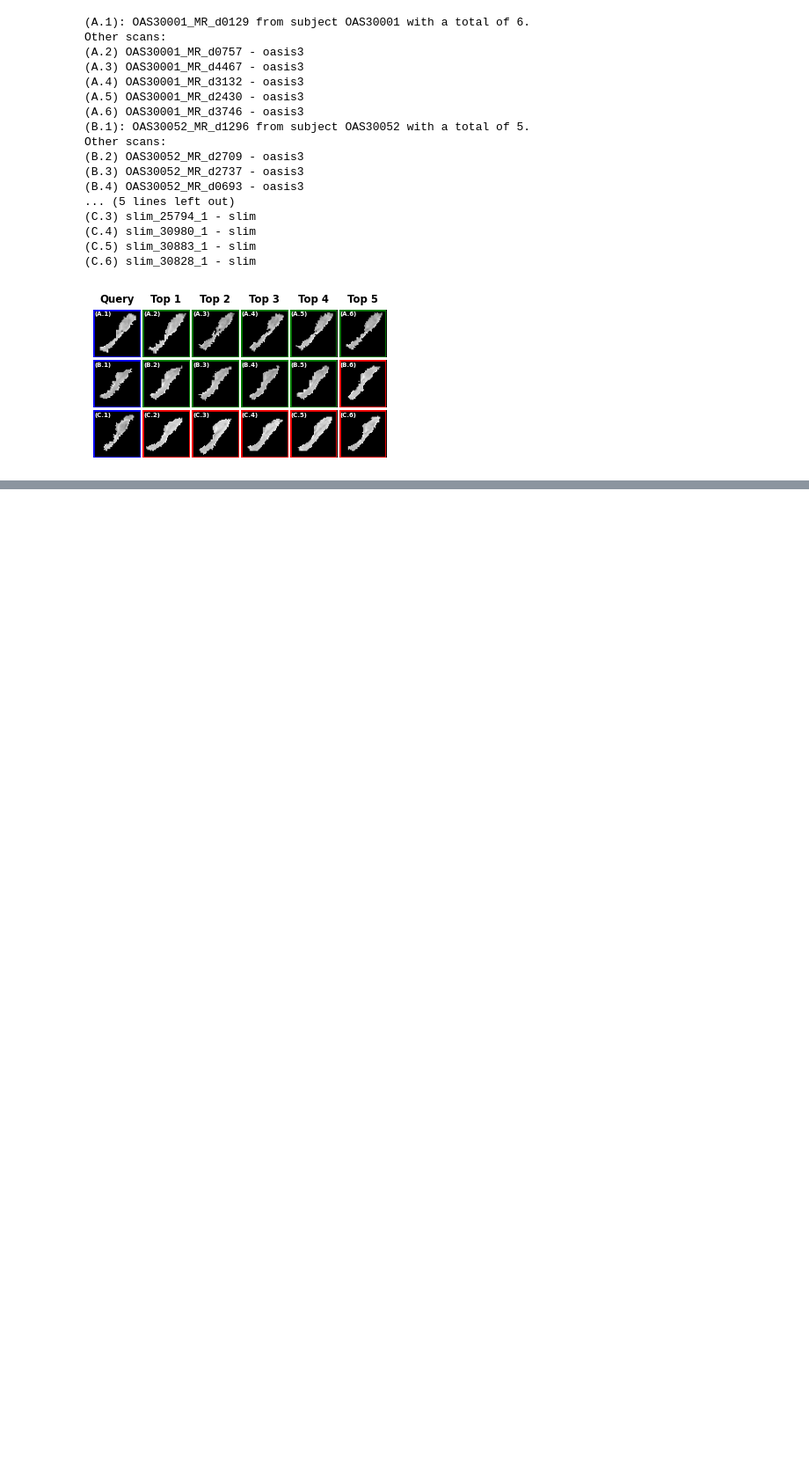
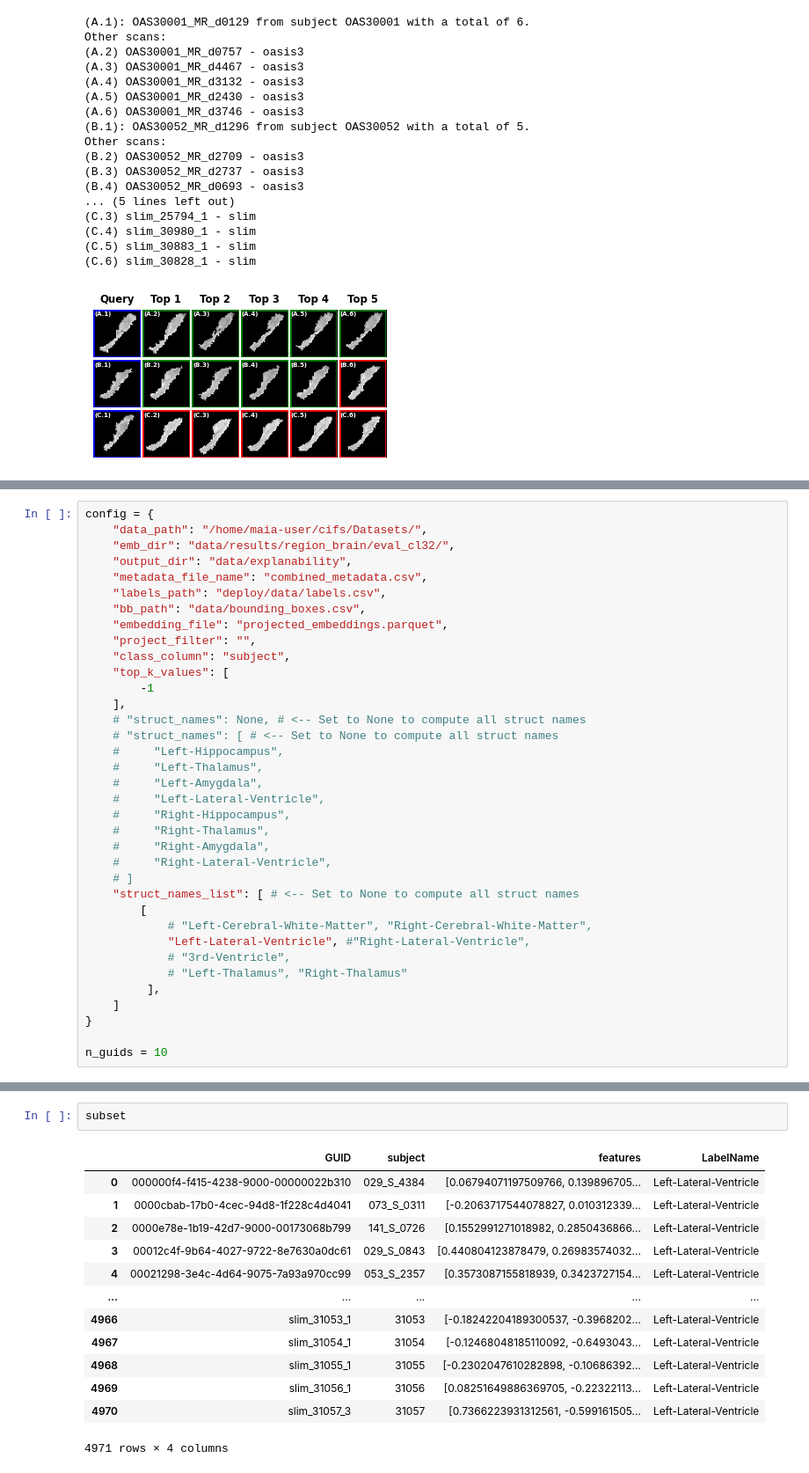
Before and after one commit to minnelab/NeuroCBIR, a Jupyter notebook: dev/notebooks/figures-maia-medium.ipynb, the cells around one changed output, grey strips where cells are left out. Shown at 88% size. Drawn from its saved outputs; the diff is of its cells as text; blank space fills up the shorter version.

```diff
--- a/dev/notebooks/figures-maia-medium.ipynb
+++ b/dev/notebooks/figures-maia-medium.ipynb
@@ -544,0 +611,36 @@ Other scans:
+# %%
+config = {
+    "data_path": "/home/maia-user/cifs/Datasets/",
+    "emb_dir": "data/results/region_brain/eval_cl32/",
+    "output_dir": "data/explanability",
+    "metadata_file_name": "combined_metadata.csv",
+    "labels_path": "deploy/data/labels.csv",
+    "bb_path": "data/bounding_boxes.csv",
+    "embedding_file": "projected_embeddings.parquet",
+    "project_filter": "",
+    "class_column": "subject",
+    "top_k_values": [
+        -1
+    ],
+    # "struct_names": None, # <-- Set to None to compute all struct names
+    # "struct_names": [ # <-- Set to None to compute all struct names
+    #     "Left-Hippocampus",
+    #     "Left-Thalamus",
+    #     "Left-Amygdala",
+    #     "Left-Lateral-Ventricle",
+    #     "Right-Hippocampus",
+    #     "Right-Thalamus",
+    #     "Right-Amygdala",
+    #     "Right-Lateral-Ventricle",
+    # ]
+    "struct_names_list": [ # <-- Set to None to compute all struct names
+        [
+            # "Left-Cerebral-White-Matter", "Right-Cerebral-White-Matter",
+            "Left-Lateral-Ventricle", #"Right-Lateral-Ventricle",
+            # "3rd-Ventricle",
+            # "Left-Thalamus", "Right-Thalamus"
+         ],
+    ]
+}
+
+n_guids = 10
@@ -544,0 +751,16 @@ Other scans:
+# %%
+subset
+# %% [output]
+|  | GUID | subject | features | LabelName |
+| 0 | 000000f4-f415-4238-9000-00000022b310 | 029_S_4384 | [0.06794071197509766, 0.139896705... | Left-Lateral-Ventricle |
+| 1 | 0000cbab-17b0-4cec-94d8-1f228c4d4041 | 073_S_0311 | [-0.2063717544078827, 0.010312339... | Left-Lateral-Ventricle |
+| 2 | 0000e78e-1b19-42d7-9000-00173068b799 | 141_S_0726 | [0.1552991271018982, 0.2850436866... | Left-Lateral-Ventricle |
+| 3 | 00012c4f-9b64-4027-9722-8e7630a0dc61 | 029_S_0843 | [0.440804123878479, 0.26983574032... | Left-Lateral-Ventricle |
+| 4 | 00021298-3e4c-4d64-9075-7a93a970cc99 | 053_S_2357 | [0.3573087155818939, 0.3423727154... | Left-Lateral-Ventricle |
+| ... | ... | ... | ... | ... |
+| 4966 | slim_31053_1 | 31053 | [-0.18242204189300537, -0.3968202... | Left-Lateral-Ventricle |
+| 4967 | slim_31054_1 | 31054 | [-0.12468048185110092, -0.6493043... | Left-Lateral-Ventricle |
+| 4968 | slim_31055_1 | 31055 | [-0.2302047610282898, -0.10686392... | Left-Lateral-Ventricle |
+| 4969 | slim_31056_1 | 31056 | [0.08251649886369705, -0.22322113... | Left-Lateral-Ventricle |
+| 4970 | slim_31057_3 | 31057 | [0.7366223931312561, -0.599161505... | Left-Lateral-Ventricle |
+4971 rows × 4 columns
```
Also changed, not shown: parts of 10 cells of this notebook, 3 other files.
